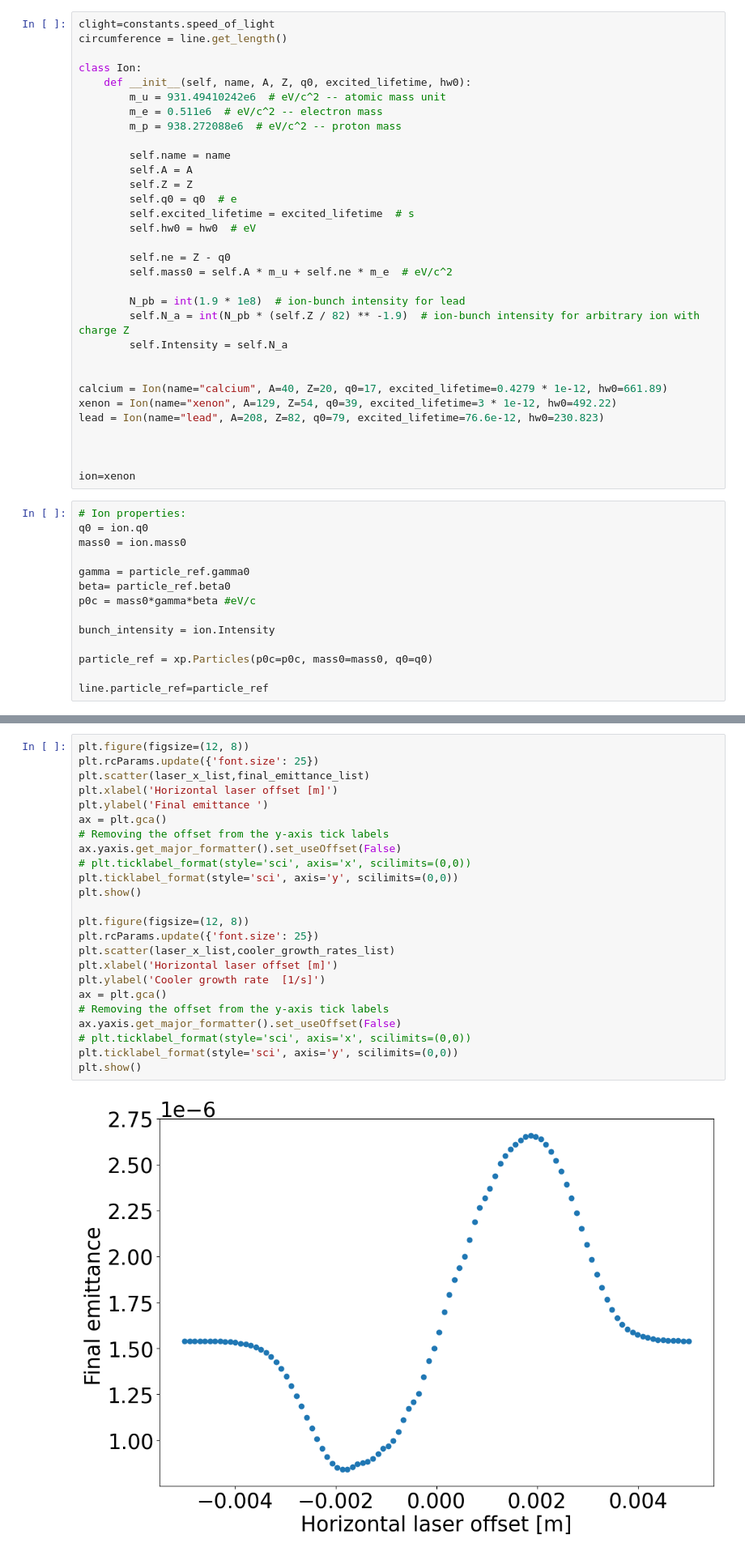
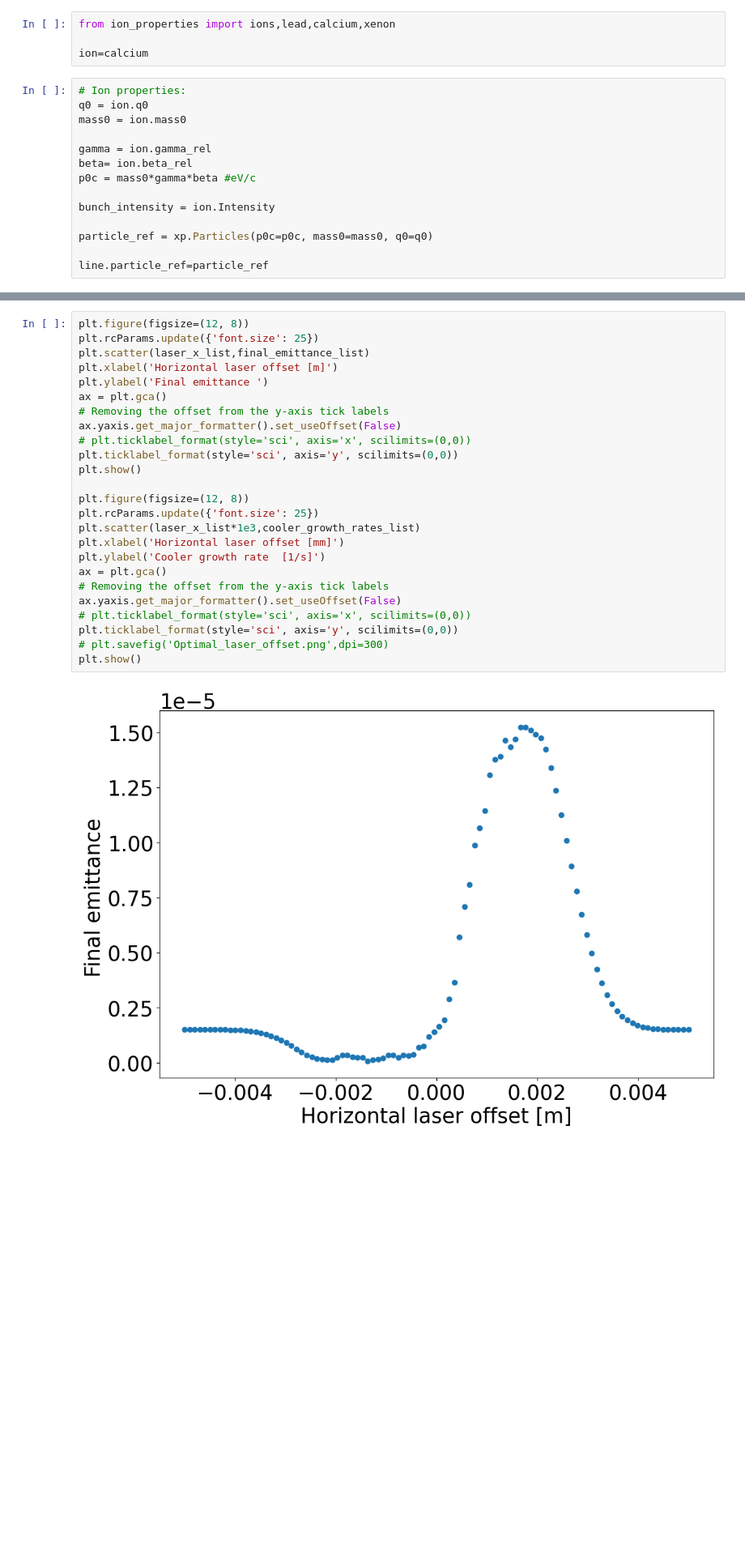
Before and after one commit to pkruyt/laser_cooling, a Jupyter notebook: SPS/SPS_pulsed/linear_lattice/PoP_optimal_laser_x.ipynb, the cells around one changed output, grey strips where cells are left out. Shown at 81% size. Saved outputs shown, nothing was run; the diff lists cells and outputs as text; blank space fills up the shorter version.

Commit message:
Gamma factory IBS computations

```diff
--- a/SPS/SPS_pulsed/linear_lattice/PoP_optimal_laser_x.ipynb
+++ b/SPS/SPS_pulsed/linear_lattice/PoP_optimal_laser_x.ipynb
@@ -72,44 +75,16 @@ Done loading line from dict.
 Compiling ContextCpu kernels...
 Done compiling ContextCpu kernels.
 # %%
-clight=constants.speed_of_light
-circumference = line.get_length()
+from ion_properties import ions,lead,calcium,xenon
 
-class Ion:
-    def __init__(self, name, A, Z, q0, excited_lifetime, hw0):
-        m_u = 931.49410242e6  # eV/c^2 -- atomic mass unit
-        m_e = 0.511e6  # eV/c^2 -- electron mass
-        m_p = 938.272088e6  # eV/c^2 -- proton mass
-
-        self.name = name
-        self.A = A
-        self.Z = Z
-        self.q0 = q0  # e
-        self.excited_lifetime = excited_lifetime  # s
-        self.hw0 = hw0  # eV
-
-        self.ne = Z - q0
-        self.mass0 = self.A * m_u + self.ne * m_e  # eV/c^2
-
-        N_pb = int(1.9 * 1e8)  # ion-bunch intensity for lead
-        self.N_a = int(N_pb * (self.Z / 82) ** -1.9)  # ion-bunch intensity for arbitrary ion with charge Z
-        self.Intensity = self.N_a
-
-
-calcium = Ion(name="calcium", A=40, Z=20, q0=17, excited_lifetime=0.4279 * 1e-12, hw0=661.89)
-xenon = Ion(name="xenon", A=129, Z=54, q0=39, excited_lifetime=3 * 1e-12, hw0=492.22)
-lead = Ion(name="lead", A=208, Z=82, q0=79, excited_lifetime=76.6e-12, hw0=230.823)
-
-
-
-ion=xenon
+ion=calcium
 # %%
 # Ion properties:
 q0 = ion.q0
 mass0 = ion.mass0
 
-gamma = particle_ref.gamma0
-beta= particle_ref.beta0
+gamma = ion.gamma_rel
+beta= ion.beta_rel
 p0c = mass0*gamma*beta #eV/c
 
 bunch_intensity = ion.Intensity
@@ -345,26 +320,27 @@ Transverse emittance
 # %%
 plt.figure(figsize=(12, 8))
 plt.rcParams.update({'font.size': 25})
 plt.scatter(laser_x_list,final_emittance_list)
 plt.xlabel('Horizontal laser offset [m]')
 plt.ylabel('Final emittance ')
 ax = plt.gca()
 # Removing the offset from the y-axis tick labels
 ax.yaxis.get_major_formatter().set_useOffset(False)
 # plt.ticklabel_format(style='sci', axis='x', scilimits=(0,0))
 plt.ticklabel_format(style='sci', axis='y', scilimits=(0,0))
 plt.show()
 
 plt.figure(figsize=(12, 8))
 plt.rcParams.update({'font.size': 25})
-plt.scatter(laser_x_list,cooler_growth_rates_list)
-plt.xlabel('Horizontal laser offset [m]')
+plt.scatter(laser_x_list*1e3,cooler_growth_rates_list)
+plt.xlabel('Horizontal laser offset [mm]')
 plt.ylabel('Cooler growth rate  [1/s]')
 ax = plt.gca()
 # Removing the offset from the y-axis tick labels
 ax.yaxis.get_major_formatter().set_useOffset(False)
 # plt.ticklabel_format(style='sci', axis='x', scilimits=(0,0))
 plt.ticklabel_format(style='sci', axis='y', scilimits=(0,0))
+# plt.savefig('Optimal_laser_offset.png',dpi=300)
 plt.show()
 # %% [output]
-[figure, old version]
+[figure, new version]
```
Also changed, not shown: parts of 5 cells of this notebook, 18 other files.
